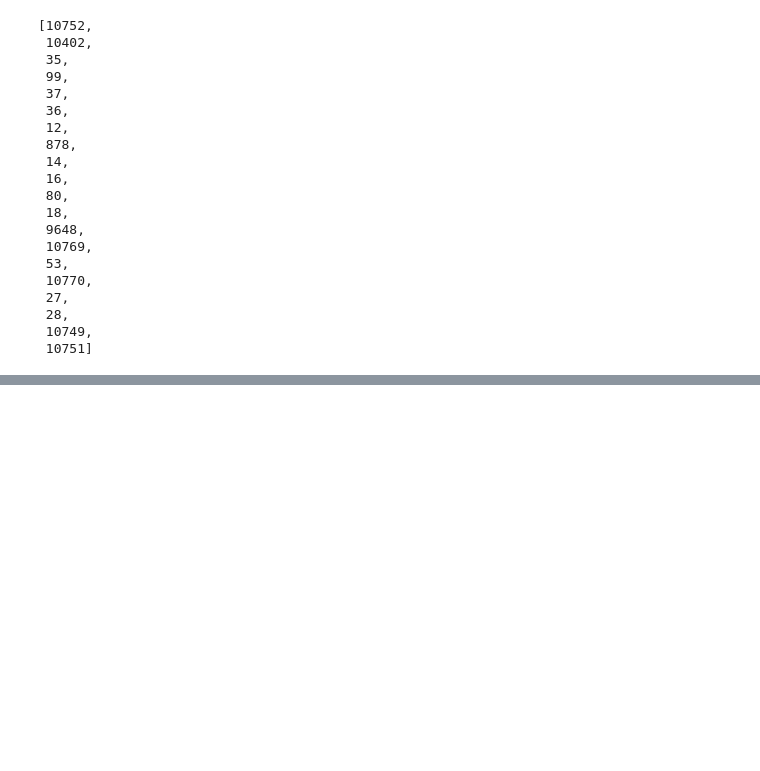
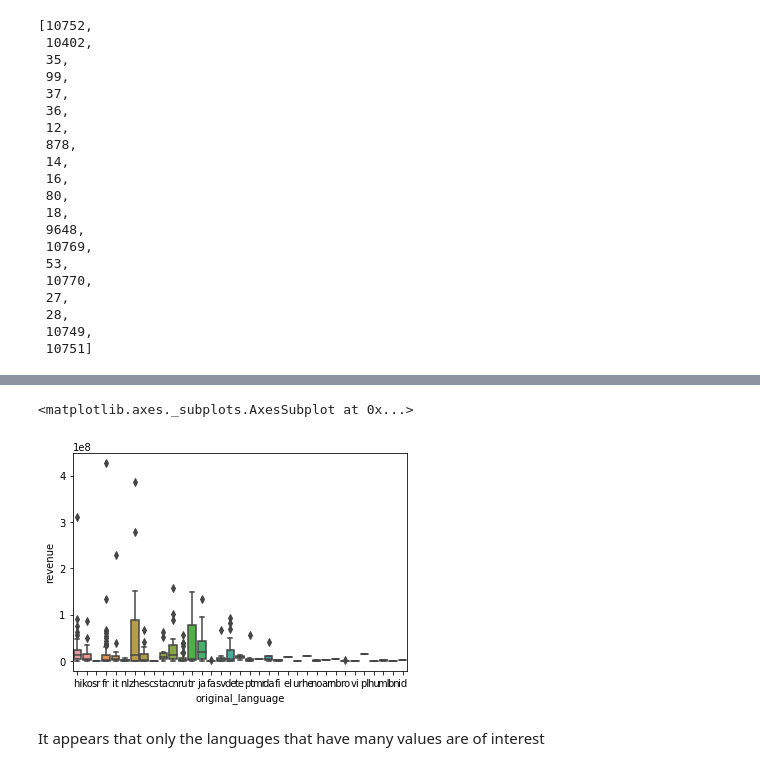
Before and after one commit to ralhadeff/kaggle-competitions, a Jupyter notebook: TMDB/tmdb-extract-tables.ipynb, the cells around one changed output, grey strips where cells are left out. Saved outputs shown, nothing was run; the diff lists cells and outputs as text; code cells hidden in the pictures; blank space fills up the shorter version.

```diff
--- a/TMDB/tmdb-extract-tables.ipynb
+++ b/TMDB/tmdb-extract-tables.ipynb
@@ -249,0 +280,7 @@ pd.DataFrame({'name':ordered_names,'revenue':revenue},index=all_genres).to_csv('
+# %%
+sns.boxplot(x='original_language',y='revenue',data=train[train['original_language']!='en'])
+# %% [output]
+<matplotlib.axes._subplots.AxesSubplot at 0x...>
+[figure, added]
+# %% [markdown]
+It appears that only the languages that have many values are of interest
```
Also changed, not shown: parts of 14 cells of this notebook.
